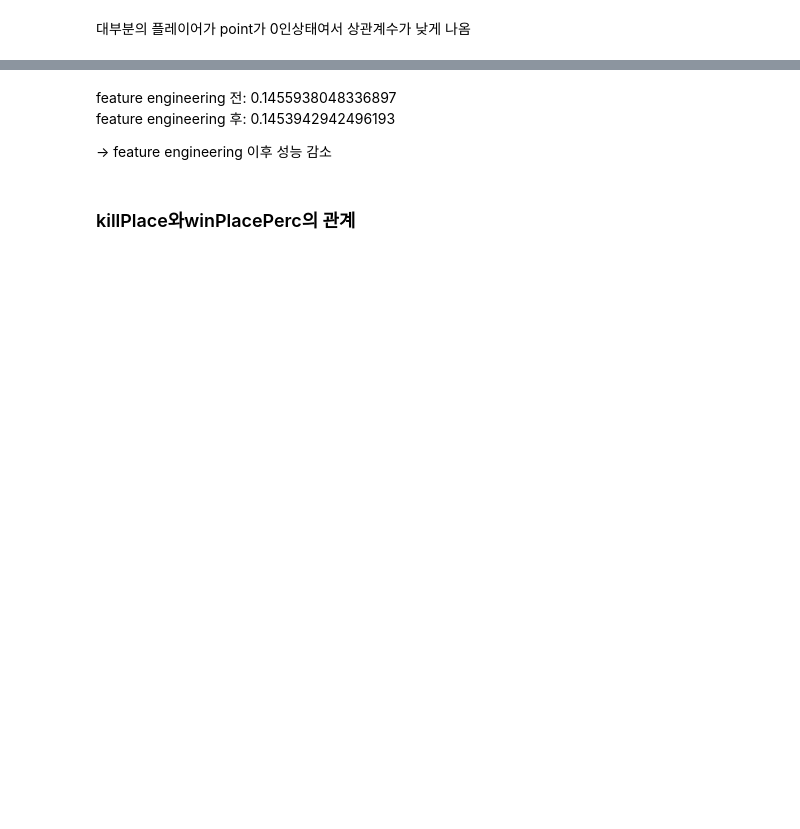
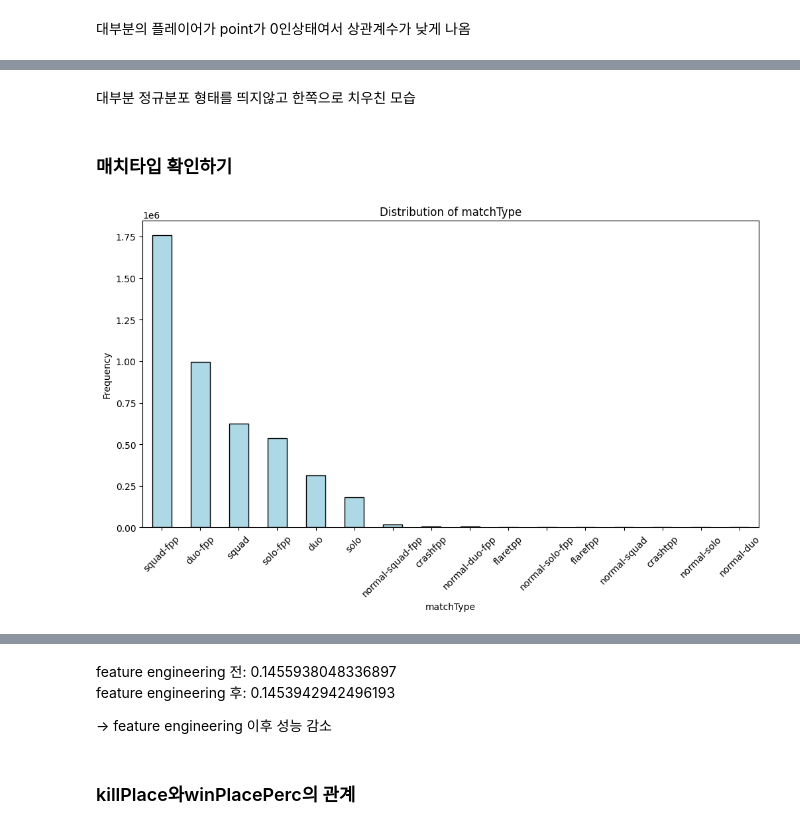
Before and after one commit to p-garden/data-solution, a Jupyter notebook: BATTLRGROUND/notebooke3a40bfc51.ipynb, the cells around one changed output, grey strips where cells are left out. Saved outputs shown, nothing was run; the diff lists cells and outputs as text; code cells hidden in the pictures; blank space fills up the shorter version.

```diff
--- a/BATTLRGROUND/notebooke3a40bfc51.ipynb
+++ b/BATTLRGROUND/notebooke3a40bfc51.ipynb
@@ -172,0 +184,15 @@ plt.show()
+# %% [markdown]
+대부분 정규분포 형태를 띄지않고 한쪽으로 치우친 모습
+# %% [markdown]
+### 매치타입 확인하기
+# %%
+# matchType 분포 확인
+plt.figure(figsize=(12, 6))
+train['matchType'].value_counts().plot(kind='bar', color='lightblue', edgecolor='black')
+plt.title('Distribution of matchType')
+plt.xlabel('matchType')
+plt.ylabel('Frequency')
+plt.xticks(rotation=45)
+plt.show()
+# %% [output]
+[figure, added]
```
Also changed, not shown: parts of 42 cells of this notebook.
